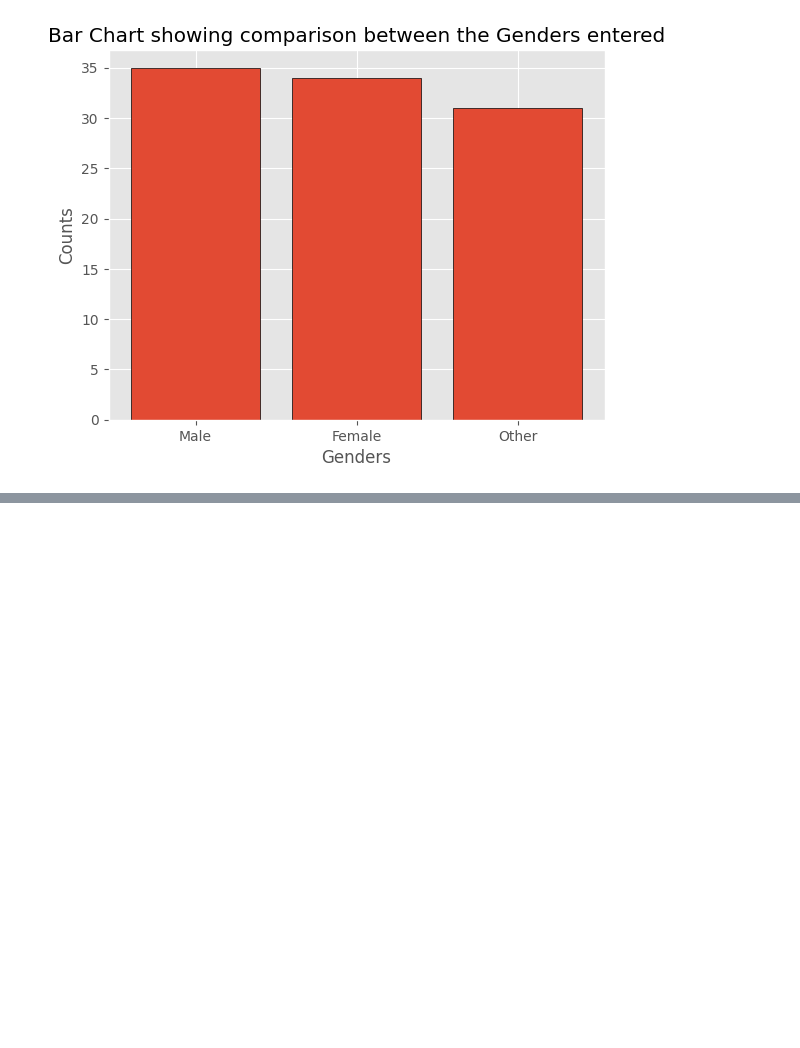
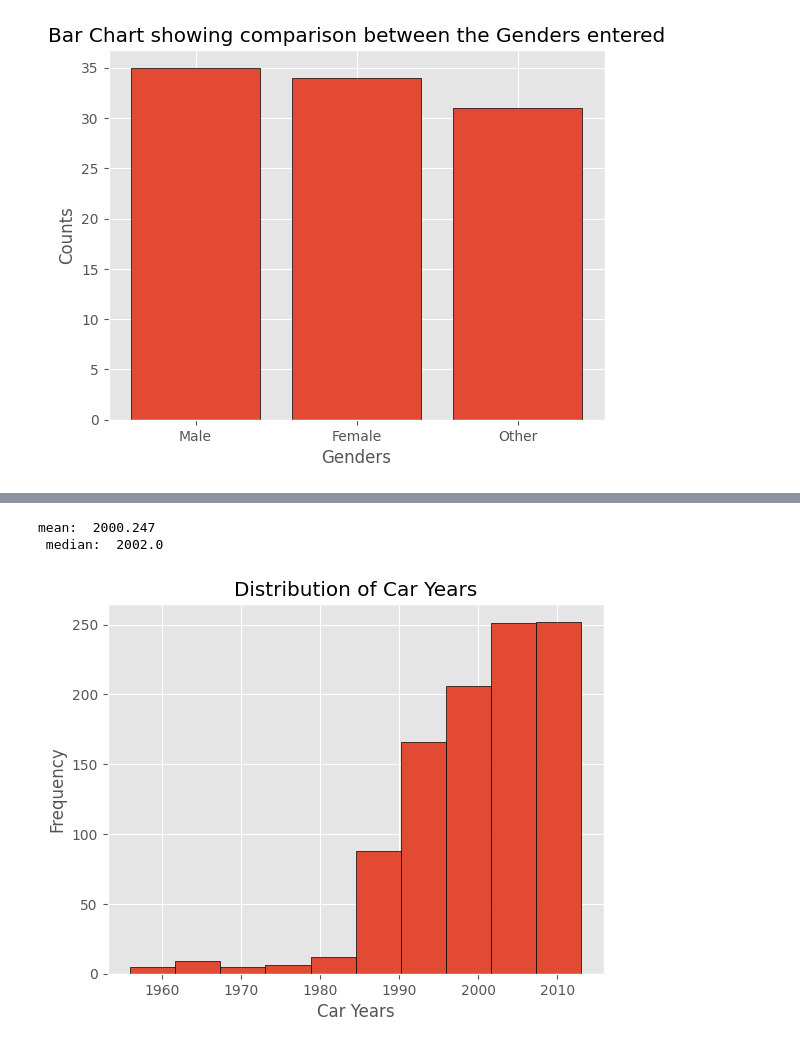
Before and after one commit to Jimmy-ai1/Group_3, a Jupyter notebook: Group_3_task.ipynb, the cells around one changed output, grey strips where cells are left out. Saved outputs shown, nothing was run; the diff lists cells and outputs as text; code cells hidden in the pictures; blank space fills up the shorter version.

```diff
--- a/Group_3_task.ipynb
+++ b/Group_3_task.ipynb
@@ -702,0 +714,5 @@ plt.title('Bar Chart showing comparison between the Genders entered');
+# %%
+# Load the data in the MOCK_DATA file and assigning it to the name data_json
+with open("/content/MOCK_DATA.json") as f:
+  data_json = json.load(f)
+type(data_json)
@@ -702,0 +752,4 @@ plt.title('Bar Chart showing comparison between the Genders entered');
+# %%
+# Converting the data to a Pandas DataFrame and displaying the first 5 rows
+df = pd.DataFrame(data_json)
+df.head()
@@ -702,0 +838,4 @@ plt.title('Bar Chart showing comparison between the Genders entered');
+# %%
+# Creating a new column
+df['Count_First_Name'] = df['first_name'].map(len)
+df.head()
@@ -702,0 +849,4 @@ plt.title('Bar Chart showing comparison between the Genders entered');
+# %%
+# Removing a column
+df = df.drop(columns=['Count_First_Name'])
+df.head()
@@ -702,0 +907,14 @@ plt.title('Bar Chart showing comparison between the Genders entered');
+# %%
+# Calculating the mean and median of the column 'car year'
+print('mean: ', df['car year'].mean(), '\n',
+      'median: ', df['car year'].median()
+)
+
+# Plotting a histogram to show distribution of car years
+ax = df['car year'].plot(kind='hist', edgecolor='black')
+ax.set_xlabel('Car Years')
+ax.set_title('Distribution of Car Years');
+# %% [output]
+mean:  2000.247
+ median:  2002.0
+[figure, added]
```
Also changed, not shown: parts of 22 cells of this notebook.
